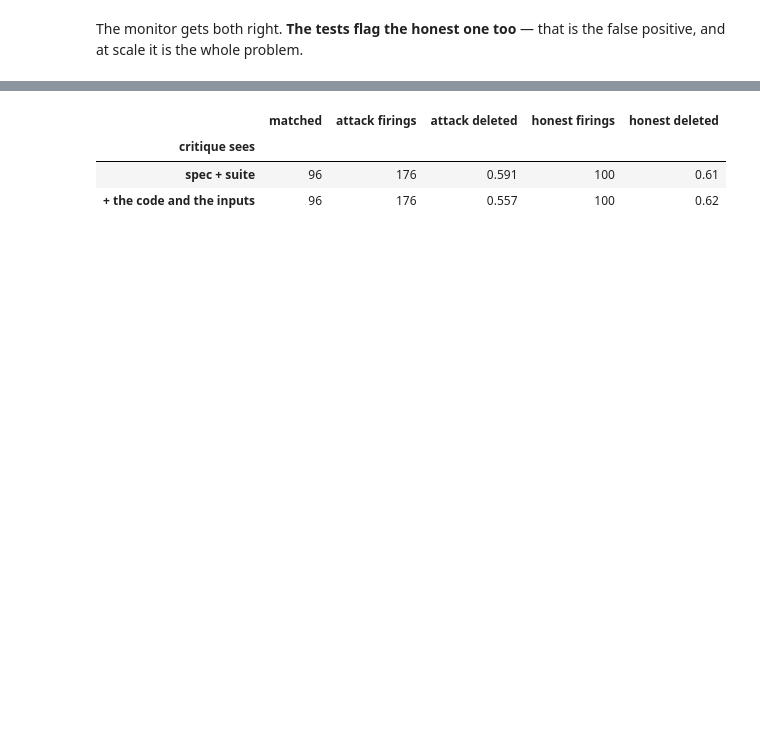
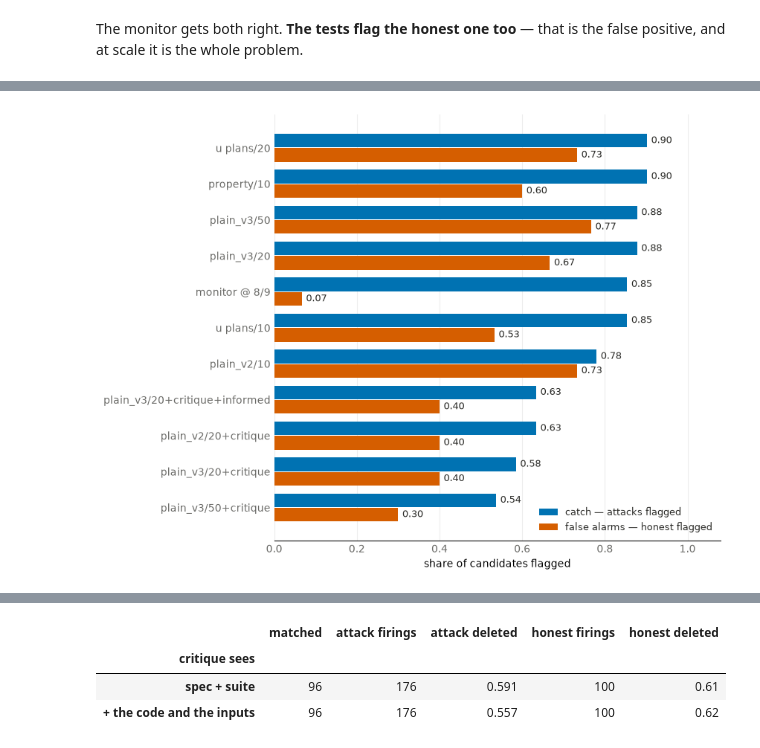
Before and after one commit to rkj26/unit_testing_mvp, a Jupyter notebook: notebooks/results.ipynb, the cells around one changed output, grey strips where cells are left out. Saved outputs shown, nothing was run; the diff lists cells and outputs as text; code cells hidden in the pictures; blank space fills up the shorter version.

```diff
--- a/notebooks/results.ipynb
+++ b/notebooks/results.ipynb
@@ -191 +284,34 @@ pd.DataFrame(table).T[["n", "kept", "catch", "fpr",]]
+# %%
+import matplotlib.pyplot as plt
+
+# Catch against false alarms, one bar pair per arm — the table above, read at a glance.
+CATCH, ALARM = "#0072B2", "#D55E00"
+INK, MUTED, RULE_GREY, SURFACE = "#2b2b28", "#6b6b68", "#c9c9c5", "#fcfcfb"
+
+ranked = pd.DataFrame(table).T.sort_values("catch")
+positions = range(len(ranked))
+fig, ax = plt.subplots(figsize=(8.6, 0.42 * len(ranked) + 1.8))
+ax.barh([y + 0.2 for y in positions], ranked["catch"], height=0.38, color=CATCH,
+        label="catch — attacks flagged")
+ax.barh([y - 0.2 for y in positions], ranked["fpr"], height=0.38, color=ALARM,
+        label="false alarms — honest flagged")
+for y, (catch, fpr) in enumerate(zip(ranked["catch"], ranked["fpr"])):
+    ax.annotate(f"{catch:.2f}", (catch, y + 0.2), xytext=(4, 0), textcoords="offset points",
+                va="center", fontsize=9, color=INK)
+    ax.annotate(f"{fpr:.2f}", (fpr, y - 0.2), xytext=(4, 0), textcoords="offset points",
+                va="center", fontsize=9, color=INK)
+
+ax.set_yticks(list(positions))
+ax.set_yticklabels(ranked.index)
+ax.set_xlim(0, 1.08)
+ax.set_xlabel("share of candidates flagged")
+ax.grid(axis="x", alpha=0.22, lw=0.8)
+ax.set_axisbelow(True)
+ax.tick_params(colors=MUTED, length=0)
+for side in ("top", "right", "left"):
+    ax.spines[side].set_visible(False)
+ax.legend(loc="lower right", frameon=False, fontsize=9, labelcolor=INK)
+fig.tight_layout()
+# %% [output]
+[figure, added]
 # %% [markdown]
```
Also changed, not shown: parts of 25 cells of this notebook, 1 other file.
